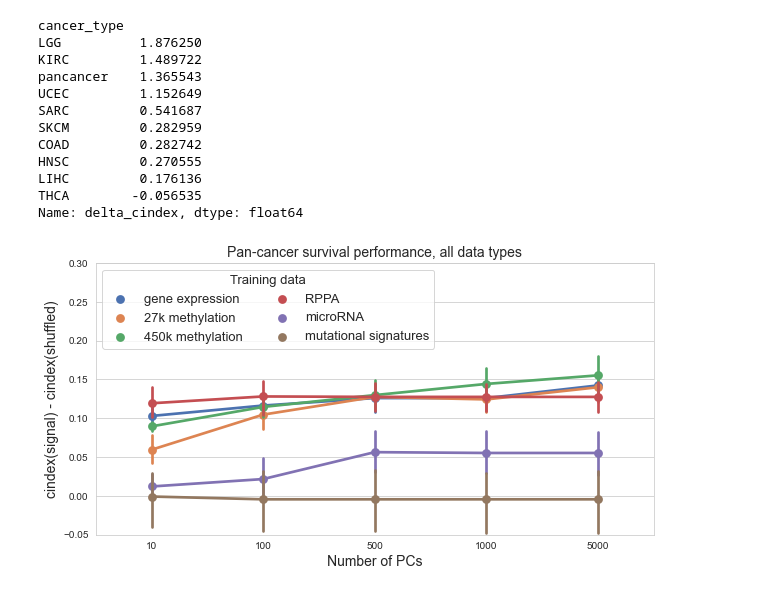
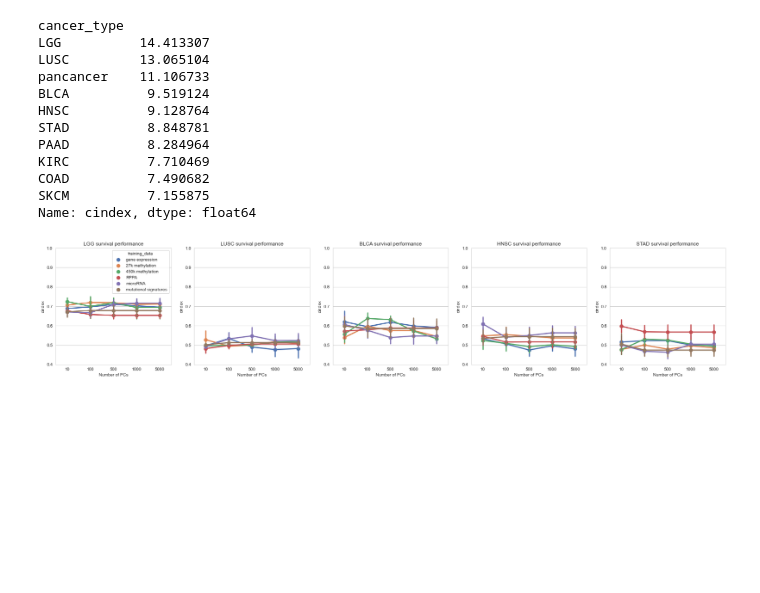
Before and after one commit to greenelab/mpmp, a Jupyter notebook: 06_predict_survival/plot_survival_pc_comparison.ipynb, the cells around one changed output. Drawn from its saved outputs; the diff is of its cells as text; code cells hidden in the pictures; blank space fills up the shorter version.

```diff
--- a/06_predict_survival/plot_survival_pc_comparison.ipynb
+++ b/06_predict_survival/plot_survival_pc_comparison.ipynb
@@ -369,7 +546,7 @@ all_drop_cancer_types = set()
 
 for n_dim in pcs_list:
     # load results into a single dataframe
-    all_pcs_dir = Path(all_results_dir, 'results_{}_pca'.format(n_dim))
+    all_pcs_dir = Path(all_cancer_type_results_dir, 'results_{}_pca'.format(n_dim))
     all_results_df = su.load_survival_results(all_pcs_dir)
     all_results_df.rename(columns={'identifier': 'cancer_type',
                                   'fold_no': 'fold'}, inplace=True)
@@ -381,14 +558,12 @@ for n_dim in pcs_list:
     problem_df = all_count_df[all_count_df['cindex'] != 16].copy()
     drop_cancer_types = problem_df.index.get_level_values(0).unique().values
 
-    all_all_results_df = au.compare_all_data_types(
-        all_results_df[~all_results_df.cancer_type.isin(drop_cancer_types)],
-        SIG_ALPHA,
-        filter_genes=False,
-        compare_ind=True,
-        identifier='cancer_type',
-        metric='cindex')
-    all_all_results_df.rename(columns={'gene': 'cancer_type'}, inplace=True)
+    all_all_results_df = all_results_df[
+        (all_results_df.data_type == 'test') &
+        (all_results_df.signal == 'signal')
+    ].copy()
+    all_all_results_df.drop(columns=['data_type', 'signal'], inplace=True)
+
     all_all_results_df['n_dim'] = n_dim
     all_performance_df.append(all_all_results_df)
 
@@ -433,7 +609,7 @@ cancer_type_avg = (
     all_performance_df[all_performance_df.cancer_type.isin(valid_cancer_types)]
       .groupby('cancer_type')
       .mean()
-).delta_cindex
+).cindex
 cancer_type_avg.sort_values(ascending=False).head(10)
 # %% [output]
 cancer_type
@@ -451,36 +627,41 @@ Name: delta_cindex, dtype: float64
 # %%
-cancer_type_sd = all_performance_df.groupby('cancer_type').std().delta_cindex
+cancer_type_sd = all_performance_df.groupby('cancer_type').std().cindex
 cancer_type_cv = cancer_type_avg / cancer_type_sd
 cancer_type_cv.sort_values(ascending=False).head(10)
 # %% [output]
 cancer_type
-LGG          1.876250
-KIRC         1.489722
-pancancer    1.365543
-UCEC         1.152649
-SARC         0.541687
-SKCM         0.282959
-COAD         0.282742
-HNSC         0.270555
-LIHC         0.176136
-THCA        -0.056535
-Name: delta_cindex, dtype: float64
+LGG          14.413307
+LUSC         13.065104
+pancancer    11.106733
+BLCA          9.519124
+HNSC          9.128764
+STAD          8.848781
+PAAD          8.284964
+KIRC          7.710469
+COAD          7.490682
+SKCM          7.155875
+Name: cindex, dtype: float64
 # %%
-sns.set({'figure.figsize': (10, 5)})
+sns.set({'figure.figsize': (28, 5)})
 sns.set_style('whitegrid')
+fig, axarr = plt.subplots(1, 5)
 
-sns.pointplot(data=all_performance_df[all_performance_df.cancer_type == 'pancancer'],
-              x='n_dim', y='delta_cindex', hue='training_data',
-              hue_order=training_data_map.values())
-plt.xlabel('Number of PCs', size=14)
-plt.ylabel('cindex(signal) - cindex(shuffled)', size=14)
-plt.legend(title='Training data', fontsize=13, title_fontsize=13, loc='upper left', ncol=2)
-plt.title('Pan-cancer survival performance, all data types', size=14)
-plt.ylim(-0.05, 0.3)
+cancer_type_cv = cancer_type_cv[cancer_type_cv.index != 'pancancer']
+for ix, cancer_type in enumerate(cancer_type_cv.sort_values(ascending=False).index[:5]):
+    ax = axarr[ix]
+    sns.pointplot(data=all_performance_df[all_performance_df.cancer_type == cancer_type],
+                  x='n_dim', y='cindex', hue='training_data',
+                  hue_order=training_data_map.values(), ax=ax)
+    ax.set_xlabel('Number of PCs')
+    ax.set_ylabel('cindex')
+    ax.set_title('{} survival performance'.format(cancer_type))
+    ax.set_ylim(0.4, 1.0)
+    if ix != 0:
+        ax.get_legend().remove()
 
 if SAVE_FIGS:
-    plt.savefig(images_dir / 'all_pancan_survival.svg', bbox_inches='tight')
-    plt.savefig(images_dir / 'all_pancan_survival.png',
+    plt.savefig(images_dir / 'all_top_cancers_survival.svg', bbox_inches='tight')
+    plt.savefig(images_dir / 'all_top_cancers_survival.png',
                 dpi=300, bbox_inches='tight')
 # %% [output]
-[figure, old version]
+[figure, new version]
```
Also changed, not shown: parts of 32 cells of this notebook.
